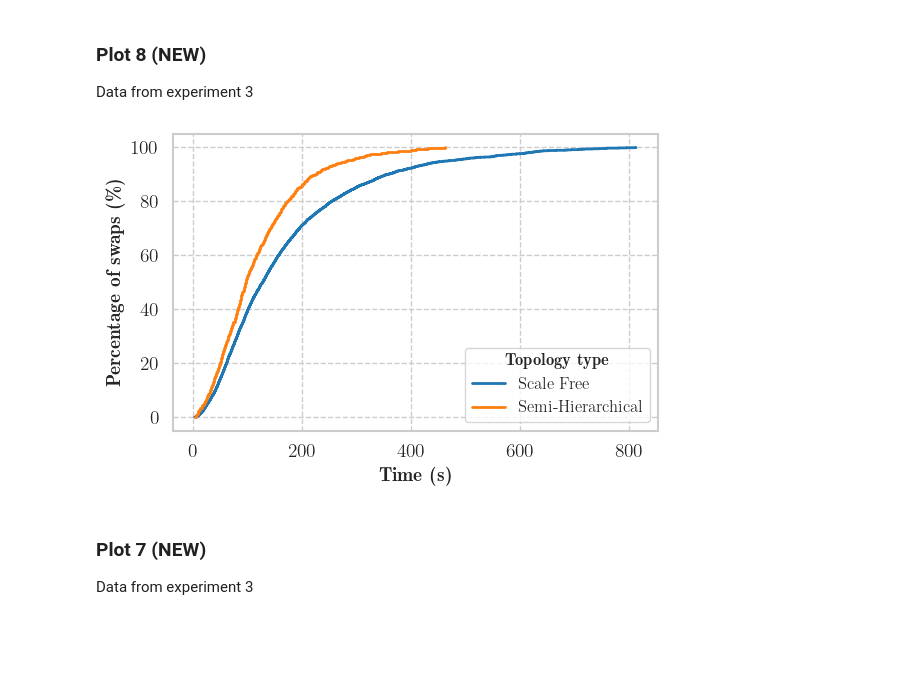
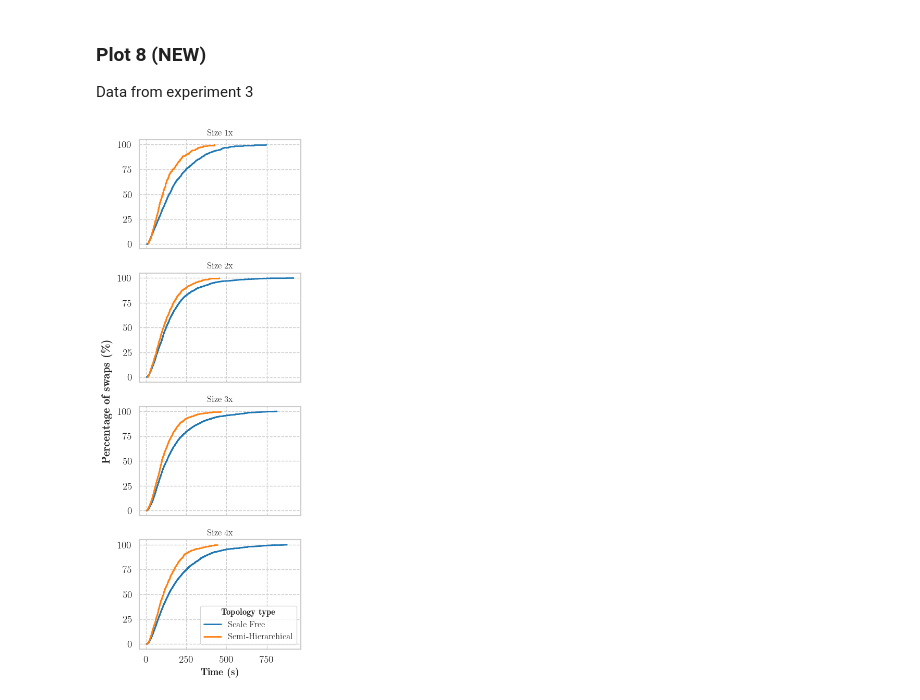
Before and after one commit to bancaditalia/itcoin-pcn-simulator, a Jupyter notebook: experiments/2024_COMCOM/COMCOM24.ipynb, the cells around one changed output. Cells and saved outputs as stored; diff of their text form; code cells hidden in the pictures; blank space fills up the shorter version.

```diff
--- a/experiments/2024_COMCOM/COMCOM24.ipynb
+++ b/experiments/2024_COMCOM/COMCOM24.ipynb
@@ -52,8 +52,8 @@ def assign_rebal_mode(row):
 exp_1_SH = pd.read_csv('./results/exp-1/SH_PCN/results.csv')
 exp_1_SH['rebal_mode'] = exp_1_SH.apply(assign_rebal_mode, axis=1)
 
-#exp_1_SF = pd.read_csv('./results/exp-1/SF_PCN/results.csv')
-#exp_1_SF['rebal_mode'] = exp_1_SF.apply(assign_rebal_mode, axis=1)
+exp_1_SF = pd.read_csv('./results/exp-1/SF_PCN/results.csv')
+exp_1_SF['rebal_mode'] = exp_1_SF.apply(assign_rebal_mode, axis=1)
 # %%
 # Define the custom scale function
 def forward(x):
@@ -270,7 +368,7 @@ AttributeError: 'NoneType' object has no attribute 'remove'
 Data from experiment 1
 # %%
 filtered_exp_3_SH = exp_1_SH[(exp_1_SH['rebal_mode'] == 'Full') & (exp_1_SH['capacity'] == 0.001)]
-filtered_exp_3_SF = exp_3_SF[(exp_3_SF['rebal_mode'] == 'Full') & (exp_3_SF['capacity'] == 0.001)]
+filtered_exp_3_SF = exp_1_SF[(exp_1_SF['rebal_mode'] == 'Full') & (exp_1_SF['capacity'] == 0.001)]
 
 def hops_ecdf(hops_data):
     hops_data = literal_eval(hops_data)
@@ -627,16 +724,9 @@ FileNotFoundError: [Errno 2] No such file or directory: './plots/plot_5.pdf'
 Data from experiment 3
 # %%
 
-def _ecdf(data):
-    """Compute ECDF for a one-dimensional array of measurements."""
-    n = len(data)
-    x = np.sort(data)
-    y = np.arange(1, n + 1) / n
-    return x, y
-
-def read_swap_data_exp3(topology_type):
+def read_swap_data_exp3(topology_type,topology_size):
     # Define the root directory
-    root_dir = Path(f'results/exp-33/{topology_type}')
+    root_dir = Path(f'results/exp-3{topology_size}/{topology_type}')
 
     # Initialize a list to hold the DataFrames
     latencies = []
@@ -660,48 +750,59 @@ def read_swap_data_exp3(topology_type):
     ecdfs = [_ecdf(latency) for latency in latencies]
 
     return ecdfs
 
-SH_swap_ecdf = read_swap_data_exp3('SH_PCN')
-SF_swap_ecdf = read_swap_data_exp3('SF_PCN')
+def plot8(topology_size, ax):
+    SH_swap_ecdf = read_swap_data_exp3('SH_PCN',topology_size)
+    SF_swap_ecdf = read_swap_data_exp3('SF_PCN',topology_size)
 
-SH_mean_x = np.mean([row[0] for row in SH_swap_ecdf], axis=0)
-SH_mean_y = np.mean([row[1] for row in SH_swap_ecdf], axis=0)
+    SH_mean_x = np.mean([row[0] for row in SH_swap_ecdf], axis=0)
+    SH_mean_y = np.mean([row[1] for row in SH_swap_ecdf], axis=0)
 
-SF_mean_x = np.mean([row[0] for row in SF_swap_ecdf], axis=0)
-SF_mean_y = np.mean([row[1] for row in SF_swap_ecdf], axis=0)
+    SF_mean_x = np.mean([row[0] for row in SF_swap_ecdf], axis=0)
+    SF_mean_y = np.mean([row[1] for row in SF_swap_ecdf], axis=0)
 
-fig, ax = plt.subplots(1, 1, figsize=(6,4))
-plt.step(
+    ax.step(
         SF_mean_x,
         SF_mean_y,
         where="post",
         color="tab:blue",
         linewidth=2,
         label="Scale Free",
-        zorder=1,
+        zorder=1
     )
-plt.step(
+    ax.step(
         SH_mean_x,
         SH_mean_y,
         where="post",
         color="tab:orange",
         linewidth=2,
         label="Semi-Hierarchical",
-        zorder=1,
+        zorder=1
     )
-ax.yaxis.set_major_formatter(ticker.PercentFormatter(xmax=1, decimals=0, is_latex=True))
-ax.set_ylabel(r"\begin{center}\textbf{Percentage of swaps (\%)}\end{center}")
-ax.set_xlabel(r"\textbf{Time (s)}")
+    title=f"Size {topology_size}x"
+    ax.title.set_text(title)
+    ax.yaxis.set_major_formatter(ticker.PercentFormatter(xmax=1, decimals=0, is_latex=True))
+
+fig, axes = plt.subplots(4, 1, figsize=(4,11), sharex=True)
+for i in range(1,5):
+    plot8(i, axes[i-1])
+
+fig.text(
+    0.01, 0.4,
+    r"\begin{center}\textbf{Percentage of swaps (\%)}\end{center}",
+    ha="center",
+    rotation=90
+)
+
+axes[3].set_xlabel(r"\textbf{Time (s)}")
+
 plt.legend(title=r"\textbf{Topology type}")
 plt.tight_layout()
 plt.show()
 fig.savefig(
     "./plots/plot8.pdf",
     format="pdf"
 )
 plt.close(fig)
 # %% [output]
-[figure, old version]
+[figure, new version]
-# %% [markdown]
-### Plot 7 (NEW)
-Data from experiment 3
```
Also changed, not shown: parts of 11 cells of this notebook.
